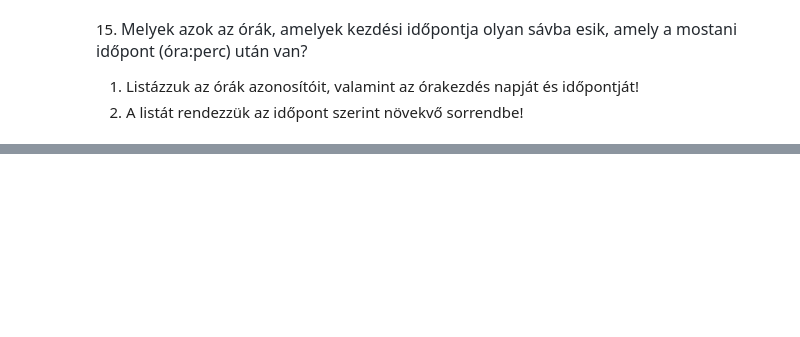
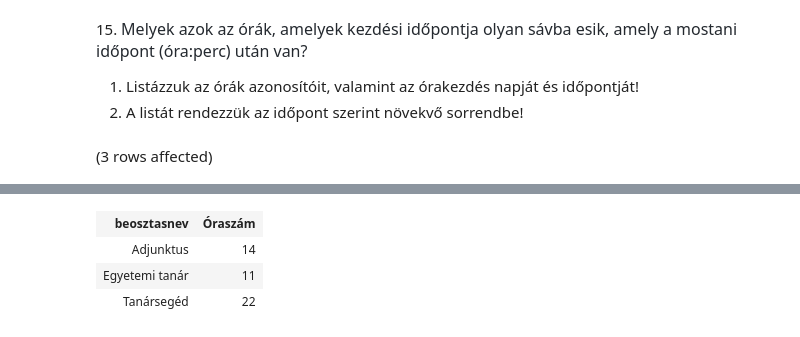
Before and after one commit to Zoltanborbenyi/sql-gyak-03, a Jupyter notebook: gyakorlat02_feladatok .ipynb, the cells around one changed output, grey strips where cells are left out. Cells and saved outputs as stored; diff of their text form; code cells hidden in the pictures; blank space fills up the shorter version.

```diff
--- a/gyakorlat02_feladatok .ipynb
+++ b/gyakorlat02_feladatok .ipynb
@@ -274,3 +337,11 @@ Total execution time: 00:00:00.010
 
 1. Listázzuk az órák azonosítóit, valamint az órakezdés napját és időpontját!
 2. A listát rendezzük az időpont szerint növekvő sorrendbe!
+# %%
+SELECT b.beosztasnev, COUNT(*) AS 'Óraszám'
+FROM Orak o JOIN Oktatok okt ON o.tanar = okt.oktato_id
+		    JOIN Beosztasok b ON okt.beosztás = b.beosztas_id
+GROUP BY b.beosztasnev
+HAVING COUNT(*) > 10
+# %% [output]
+(3 rows affected)
@@ -276,0 +349,4 @@ Total execution time: 00:00:00.010
+| beosztasnev | Óraszám |
+| Adjunktus | 14 |
+| Egyetemi tanár | 11 |
+| Tanársegéd | 22 |
```
Also changed, not shown: parts of 6 cells of this notebook.
